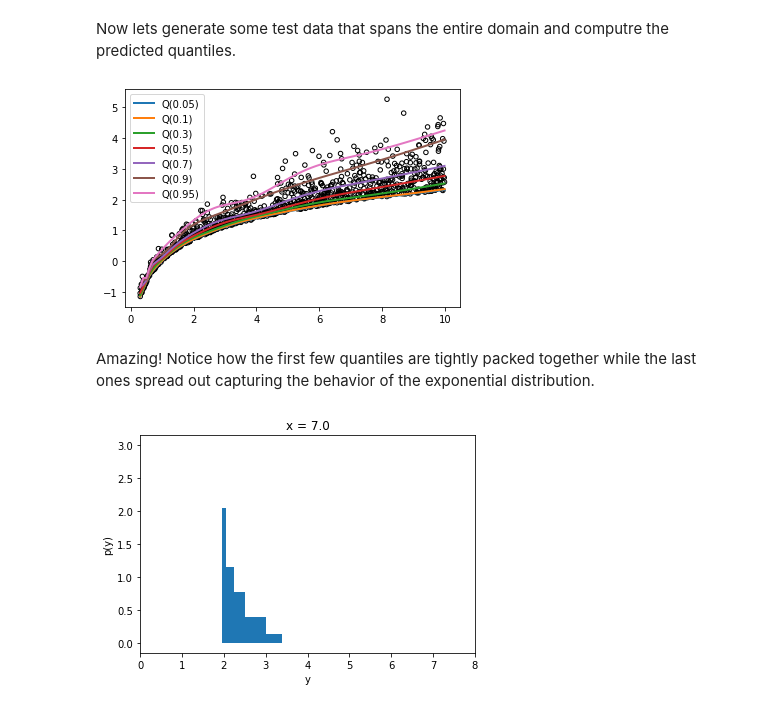
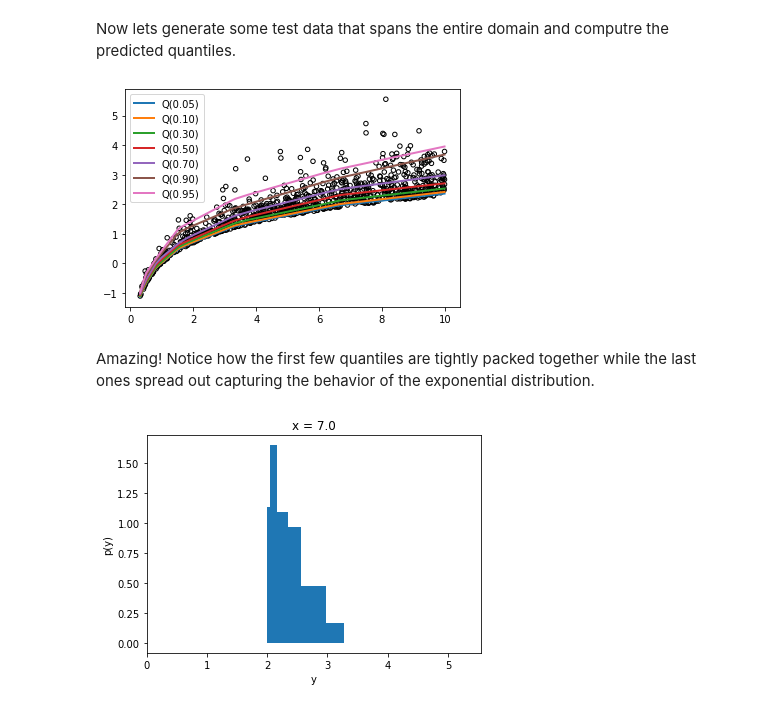
Before and after one commit to cgarciae/quantile-regression, a Jupyter notebook: main.notebook.ipynb, the cells around one changed output. Cells and saved outputs as stored; diff of their text form; code cells hidden in the pictures.

Commit message:
multimodal example

```diff
--- a/main.notebook.ipynb
+++ b/main.notebook.ipynb
@@ -146,9 +146,9 @@ class QuantileRegression(elegy.Module):
 
     def call(self, x):
         x = elegy.nn.Linear(128)(x)
-        x = jax.nn.gelu(x)
+        x = jax.nn.relu(x)
         x = elegy.nn.Linear(64)(x)
-        x = jax.nn.gelu(x)
+        x = jax.nn.relu(x)
         x = elegy.nn.Linear(self.n_quantiles)(x)
 
         return x
@@ -185,7 +185,7 @@ def train_model(quantiles, epochs: int, lr: float, eager: bool):
     # model.init(x, y)
     # model.summary(x)
 
-    model.fit(x, y, epochs=epochs, batch_size=32, verbose=0)
+    model.fit(x, y, epochs=epochs, batch_size=64, verbose=0)
 
     return model
 
@@ -195,7 +195,7 @@ if not multimodal:
 else:
     quantiles = np.linspace(0.05, 0.95, 9)
 
-model = train_model(quantiles=quantiles, epochs=5001, lr=3e-4, eager=False)
+model = train_model(quantiles=quantiles, epochs=3001, lr=1e-4, eager=False)
 # %% [markdown]
 Now lets generate some test data that spans the entire domain and computre the predicted
 quantiles.
@@ -207,13 +207,12 @@ fig = plt.figure()
 plt.scatter(x, y, s=20, facecolors="none", edgecolors="k")
 
 for i, q_values in enumerate(np.split(y_pred, len(quantiles), axis=-1)):
-    plt.plot(x_test, q_values[:, 0], linewidth=2, label=f"Q({quantiles[i]})")
+    plt.plot(x_test, q_values[:, 0], linewidth=2, label=f"Q({quantiles[i]:.2f})")
 
-if not multimodal:
-    plt.legend()
+plt.legend()
 plt.show()
 # %% [output]
-[figure, old version]
+[figure, new version]
 # %% [markdown]
 Amazing! Notice how the first few quantiles are tightly packed together while the
 last ones spread out capturing the behavior of the exponential distribution.
@@ -240,18 +239,18 @@ def doubled(xs):
 # %%
 xi = 7.0
 
 q_values = model.predict(np.array([[xi]]))[0].tolist()
 
 densities = get_pdf(quantiles, q_values)
 
 
 plt.title(f"x = {xi}")
 plt.fill_between(piecewise(q_values), 0, doubled(densities))
 # plt.fill_between(q_values, 0, densities + [0])
 # plt.plot(q_values, densities + [0], color="k")
-plt.xlim(0, 8)
+plt.xlim(0, y.max())
 plt.gca().set_xlabel("y")
 plt.gca().set_ylabel("p(y)")
 plt.show()
 # %% [output]
-[figure, old version]
+[figure, new version]
```
Also changed, not shown: parts of 1 cell of this notebook, 4 other files.
